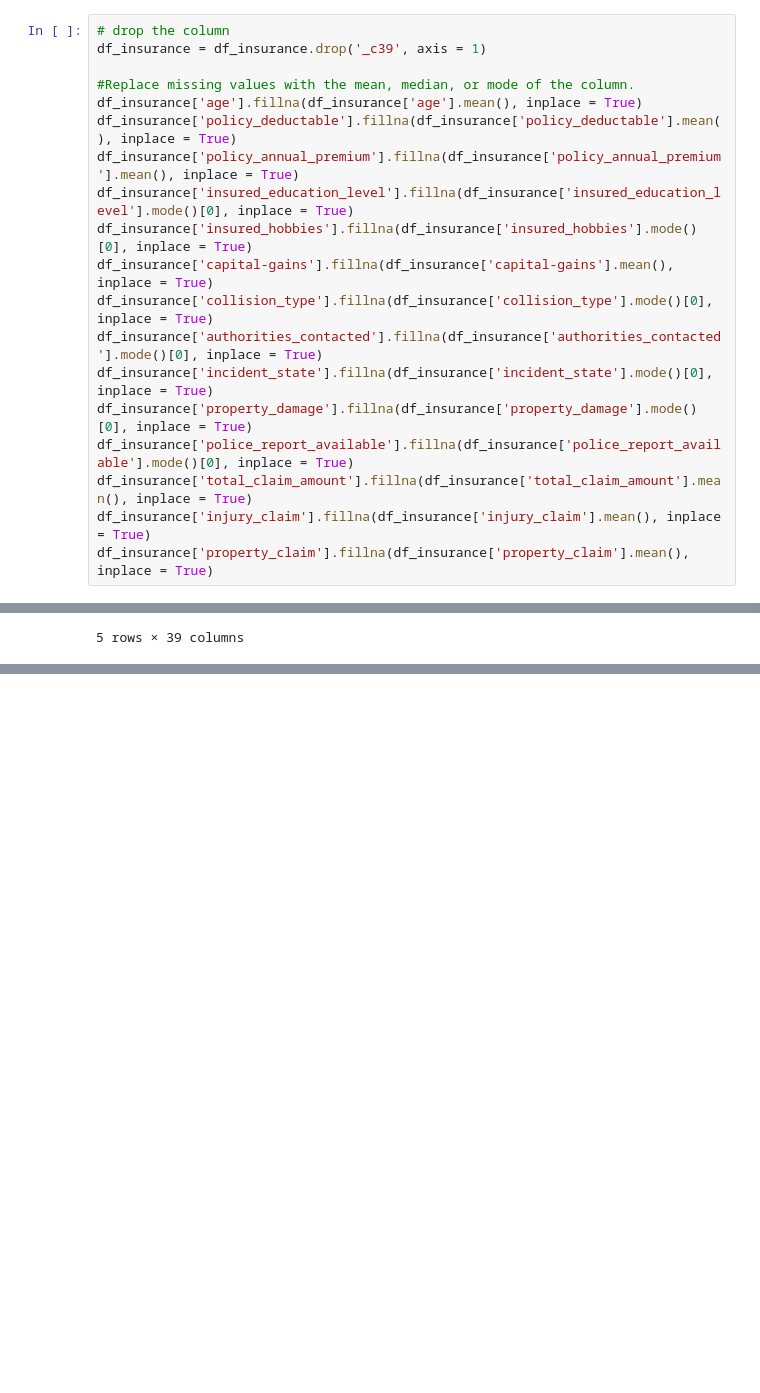
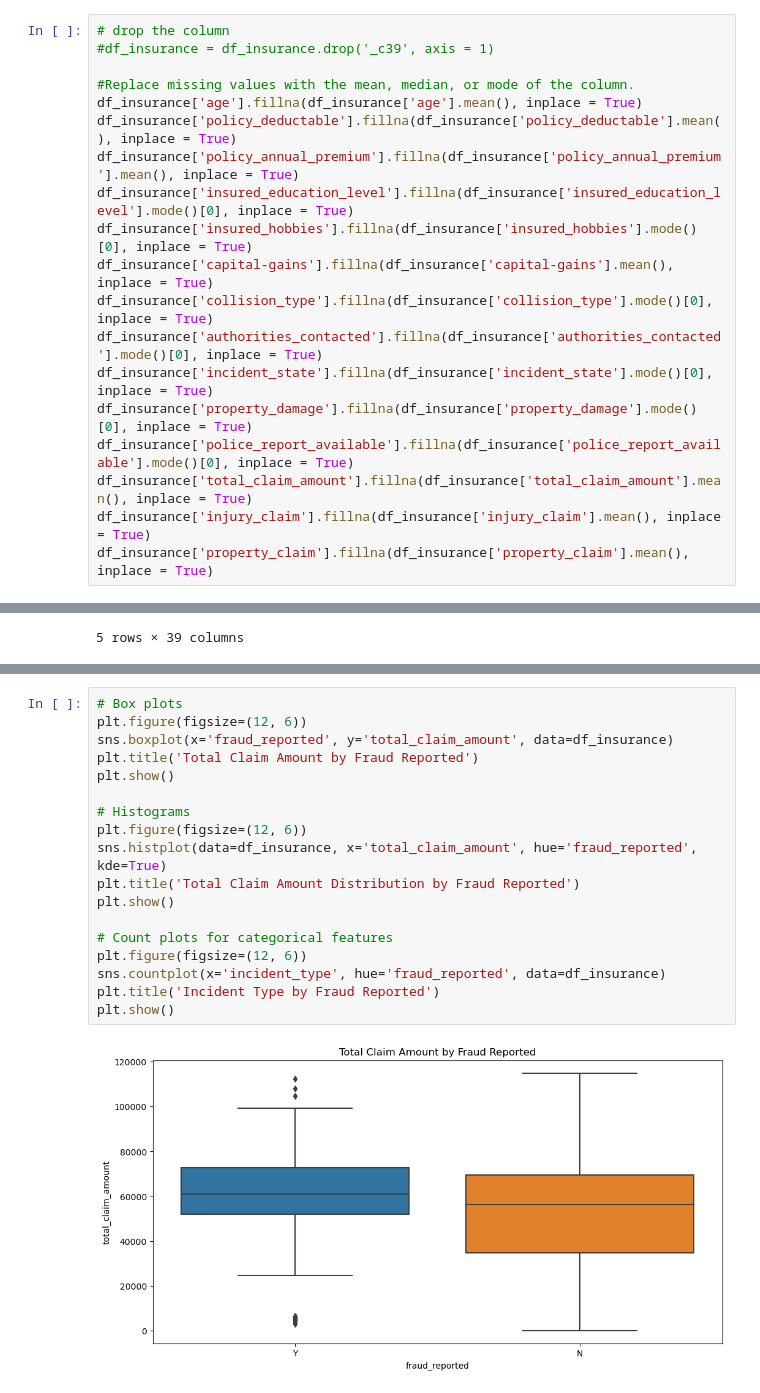
Before and after one commit to sibamtungwa/Integrated-project-, a Jupyter notebook: Integrated project-checkpoint1.ipynb, the cells around one changed output, grey strips where cells are left out. Drawn from its saved outputs; the diff is of its cells as text; blank space fills up the shorter version.

Commit message:
distribution visualisation
Using box plots, histograms, and count plots to visually compare distributions.

```diff
--- a/Integrated project-checkpoint1.ipynb
+++ b/Integrated project-checkpoint1.ipynb
@@ -141,7 +141,7 @@ For the following I will using the Mean/Median/Mode Imputation to fill the missi
 * property_claim has 1 missing value
 # %%
 # drop the column
-df_insurance = df_insurance.drop('_c39', axis = 1)
+#df_insurance = df_insurance.drop('_c39', axis = 1)
 
 #Replace missing values with the mean, median, or mode of the column.
 df_insurance['age'].fillna(df_insurance['age'].mean(), inplace = True)
@@ -185,0 +179,20 @@ plt.show()
+# %%
+# Box plots
+plt.figure(figsize=(12, 6))
+sns.boxplot(x='fraud_reported', y='total_claim_amount', data=df_insurance)
+plt.title('Total Claim Amount by Fraud Reported')
+plt.show()
+
+# Histograms
+plt.figure(figsize=(12, 6))
+sns.histplot(data=df_insurance, x='total_claim_amount', hue='fraud_reported', kde=True)
+plt.title('Total Claim Amount Distribution by Fraud Reported')
+plt.show()
+
+# Count plots for categorical features
+plt.figure(figsize=(12, 6))
+sns.countplot(x='incident_type', hue='fraud_reported', data=df_insurance)
+plt.title('Incident Type by Fraud Reported')
+plt.show()
+# %% [output]
+[figure, added]
```
Also changed, not shown: parts of 7 cells of this notebook.
